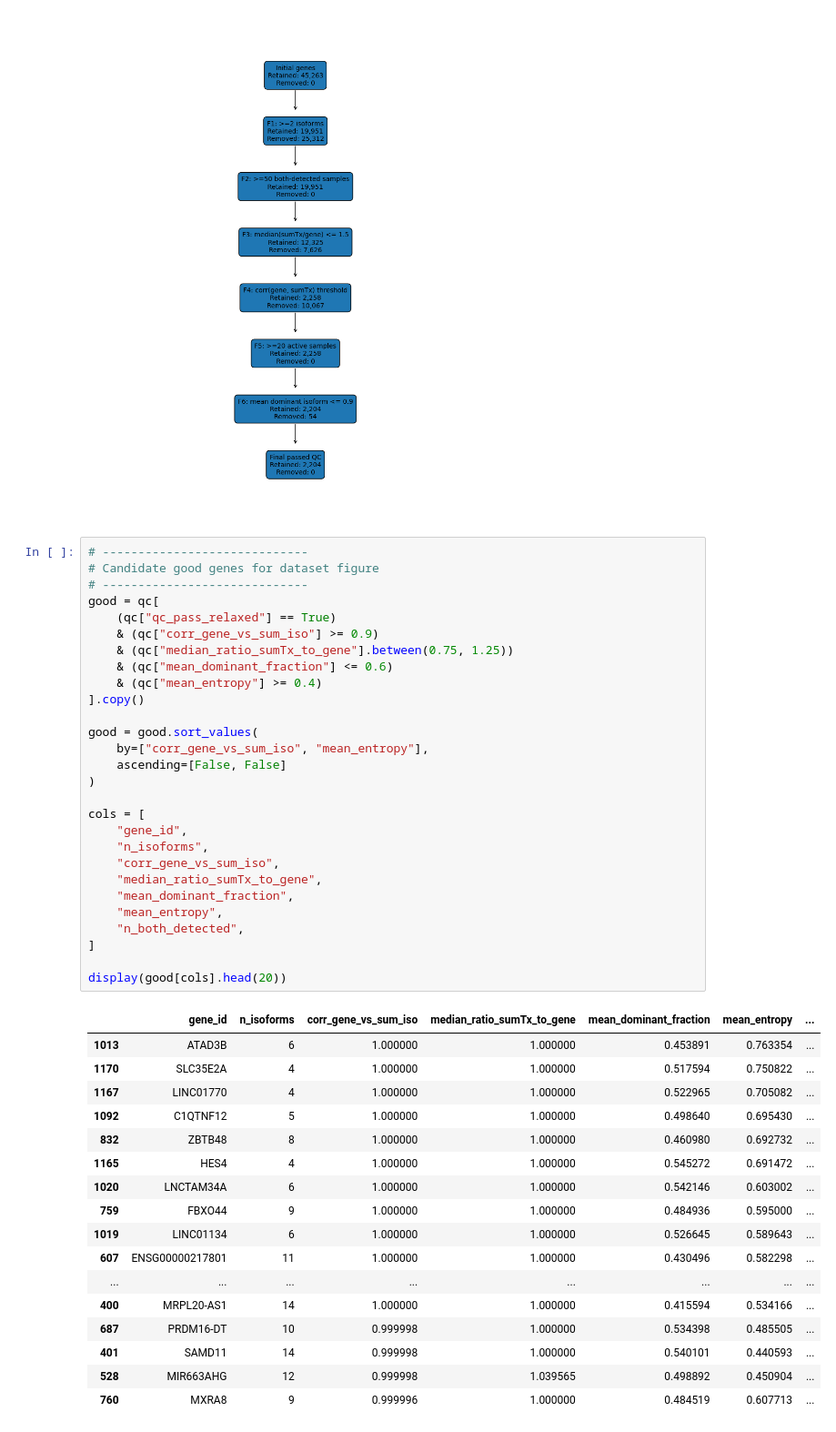
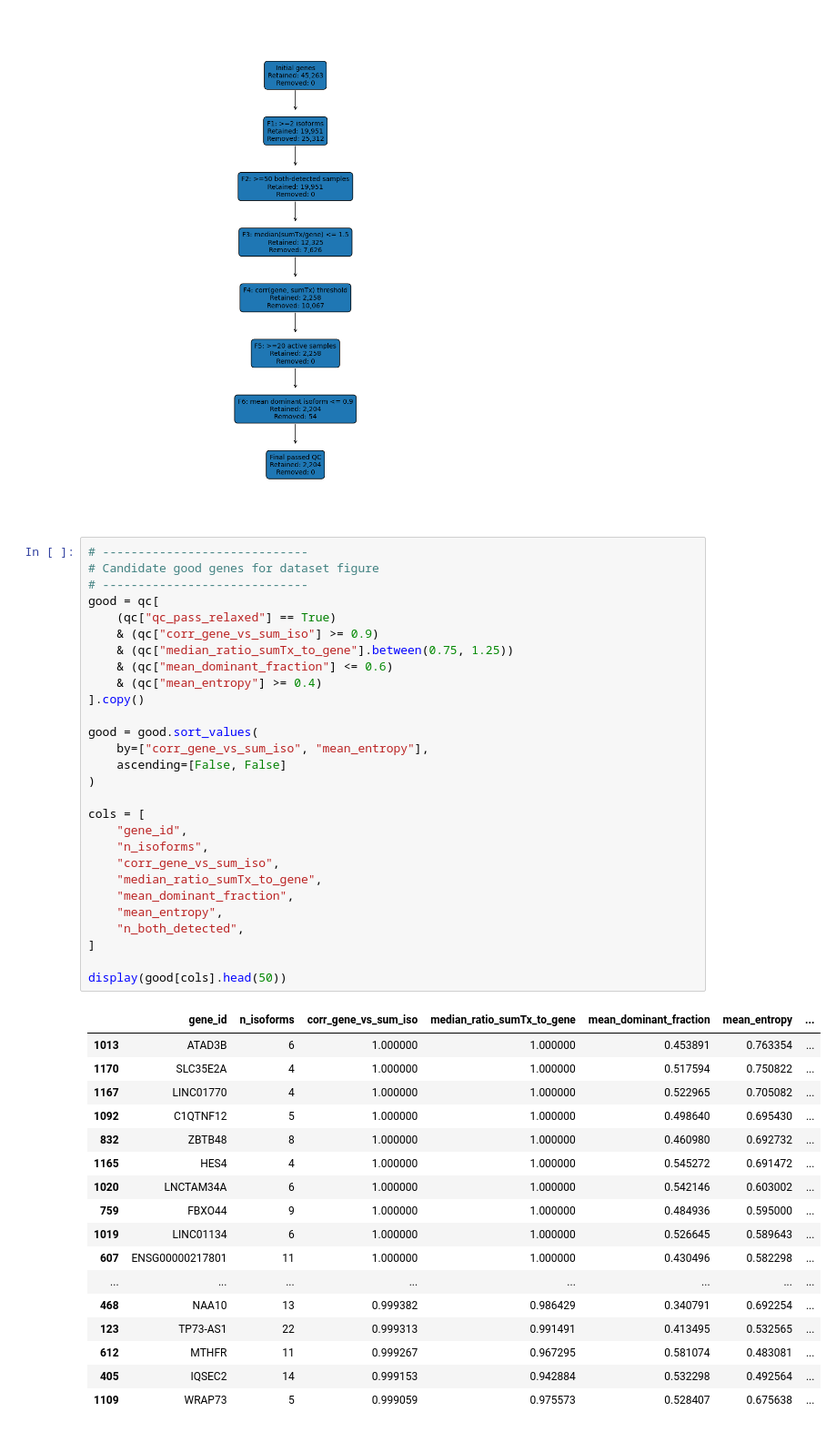
Before and after one commit to magordin/DL_project, a Jupyter notebook: notebooks/data_exploration_2.ipynb, the cells around one changed output. Shown at 91% size. Drawn from its saved outputs; the diff is of its cells as text.

```diff
--- a/notebooks/data_exploration_2.ipynb
+++ b/notebooks/data_exploration_2.ipynb
@@ -263,39 +263,39 @@ good = qc[
 ].copy()
 
 good = good.sort_values(
     by=["corr_gene_vs_sum_iso", "mean_entropy"],
     ascending=[False, False]
 )
 
 cols = [
     "gene_id",
     "n_isoforms",
     "corr_gene_vs_sum_iso",
     "median_ratio_sumTx_to_gene",
     "mean_dominant_fraction",
     "mean_entropy",
     "n_both_detected",
 ]
 
-display(good[cols].head(20))
+display(good[cols].head(50))
 # %% [output]
 |  | gene_id | n_isoforms | corr_gene_vs_sum_iso | median_ratio_sumTx_to_gene | mean_dominant_fraction | mean_entropy | ... |
 | 1013 | ATAD3B | 6 | 1.000000 | 1.000000 | 0.453891 | 0.763354 | ... |
 | 1170 | SLC35E2A | 4 | 1.000000 | 1.000000 | 0.517594 | 0.750822 | ... |
 | 1167 | LINC01770 | 4 | 1.000000 | 1.000000 | 0.522965 | 0.705082 | ... |
 | 1092 | C1QTNF12 | 5 | 1.000000 | 1.000000 | 0.498640 | 0.695430 | ... |
 | 832 | ZBTB48 | 8 | 1.000000 | 1.000000 | 0.460980 | 0.692732 | ... |
 | 1165 | HES4 | 4 | 1.000000 | 1.000000 | 0.545272 | 0.691472 | ... |
 | 1020 | LNCTAM34A | 6 | 1.000000 | 1.000000 | 0.542146 | 0.603002 | ... |
 | 759 | FBXO44 | 9 | 1.000000 | 1.000000 | 0.484936 | 0.595000 | ... |
 | 1019 | LINC01134 | 6 | 1.000000 | 1.000000 | 0.526645 | 0.589643 | ... |
 | 607 | ENSG00000217801 | 11 | 1.000000 | 1.000000 | 0.430496 | 0.582298 | ... |
 | ... | ... | ... | ... | ... | ... | ... | ... |
-| 400 | MRPL20-AS1 | 14 | 1.000000 | 1.000000 | 0.415594 | 0.534166 | ... |
-| 687 | PRDM16-DT | 10 | 0.999998 | 1.000000 | 0.534398 | 0.485505 | ... |
-| 401 | SAMD11 | 14 | 0.999998 | 1.000000 | 0.540101 | 0.440593 | ... |
-| 528 | MIR663AHG | 12 | 0.999998 | 1.039565 | 0.498892 | 0.450904 | ... |
-| 760 | MXRA8 | 9 | 0.999996 | 1.000000 | 0.484519 | 0.607713 | ... |
+| 468 | NAA10 | 13 | 0.999382 | 0.986429 | 0.340791 | 0.692254 | ... |
+| 123 | TP73-AS1 | 22 | 0.999313 | 0.991491 | 0.413495 | 0.532565 | ... |
+| 612 | MTHFR | 11 | 0.999267 | 0.967295 | 0.581074 | 0.483081 | ... |
+| 405 | IQSEC2 | 14 | 0.999153 | 0.942884 | 0.532298 | 0.492564 | ... |
+| 1109 | WRAP73 | 5 | 0.999059 | 0.975573 | 0.528407 | 0.675638 | ... |
 # %%
 import json
 import numpy as np
```
Also changed, not shown: parts of 4 cells of this notebook, 8 other files.
